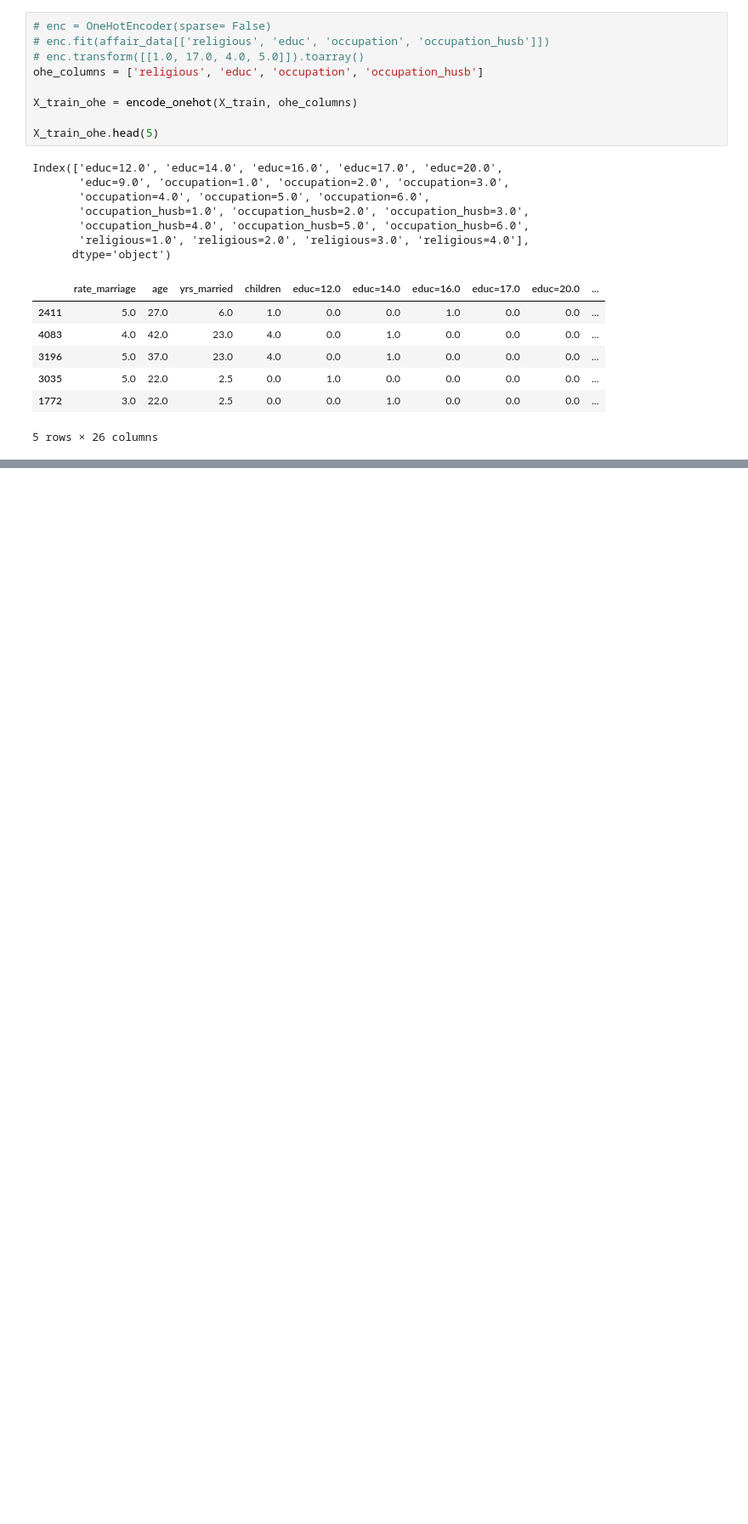
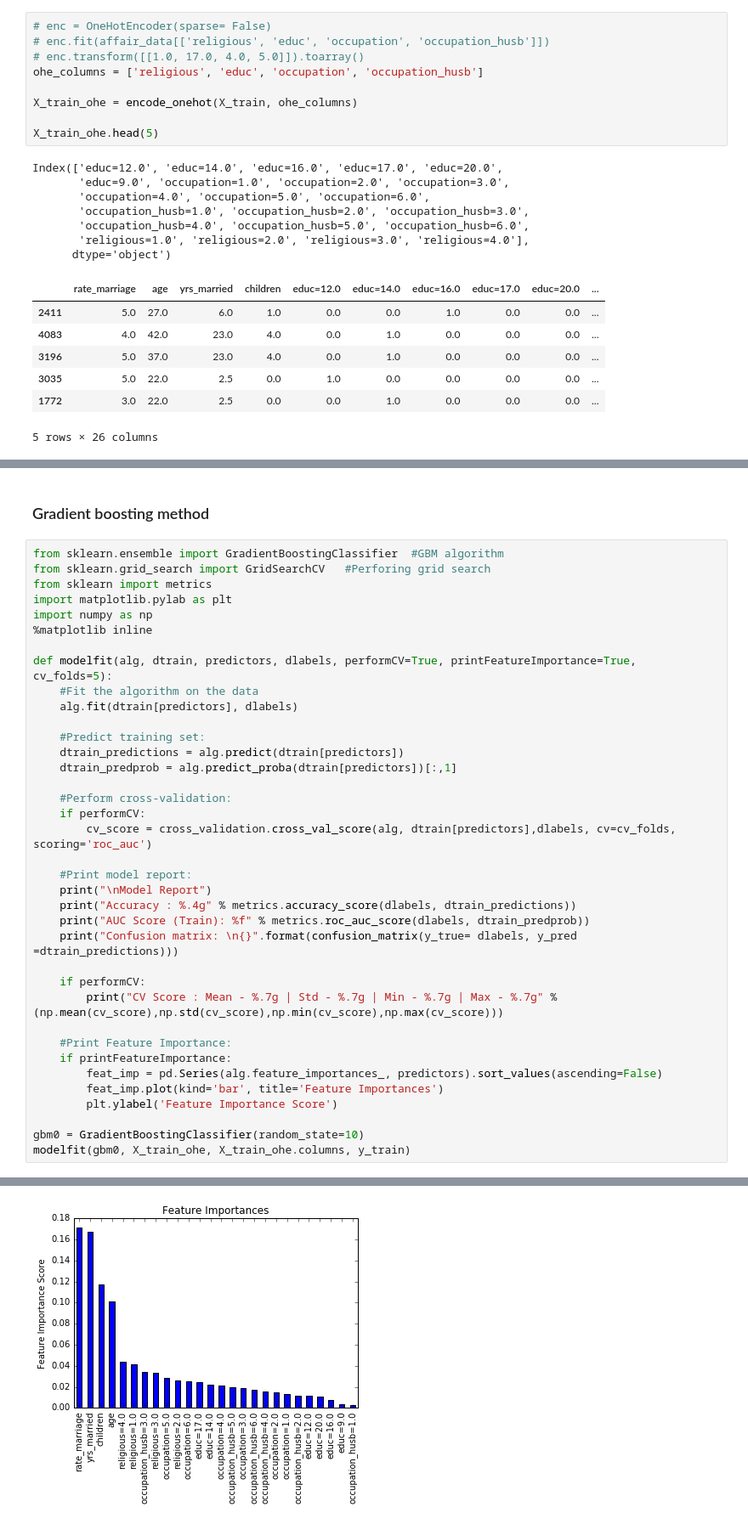
Before and after one commit to Zhenxingzhang/py2ml, a Jupyter notebook: notebooks/LR_Example_Affairs_Detection.ipynb, the cells around one changed output, grey strips where cells are left out. Shown at 85% size. Saved outputs shown, nothing was run; the diff lists cells and outputs as text; blank space fills up the shorter version.

```diff
--- a/notebooks/LR_Example_Affairs_Detection.ipynb
+++ b/notebooks/LR_Example_Affairs_Detection.ipynb
@@ -97,0 +129,40 @@ scores.mean()
+# %% [markdown]
+### Gradient boosting method
+# %%
+from sklearn.ensemble import GradientBoostingClassifier  #GBM algorithm
+from sklearn.grid_search import GridSearchCV   #Perforing grid search
+from sklearn import metrics
+import matplotlib.pylab as plt
+import numpy as np
+%matplotlib inline
+
+def modelfit(alg, dtrain, predictors, dlabels, performCV=True, printFeatureImportance=True, cv_folds=5):
+    #Fit the algorithm on the data
+    alg.fit(dtrain[predictors], dlabels)
+
+    #Predict training set:
+    dtrain_predictions = alg.predict(dtrain[predictors])
+    dtrain_predprob = alg.predict_proba(dtrain[predictors])[:,1]
+
+    #Perform cross-validation:
+    if performCV:
+        cv_score = cross_validation.cross_val_score(alg, dtrain[predictors],dlabels, cv=cv_folds, scoring='roc_auc')
+
+    #Print model report:
+    print("\nModel Report")
+    print("Accuracy : %.4g" % metrics.accuracy_score(dlabels, dtrain_predictions))
+    print("AUC Score (Train): %f" % metrics.roc_auc_score(dlabels, dtrain_predprob))
+    print("Confusion matrix: \n{}".format(confusion_matrix(y_true= dlabels, y_pred =dtrain_predictions)))
+
+    if performCV:
+        print("CV Score : Mean - %.7g | Std - %.7g | Min - %.7g | Max - %.7g" % (np.mean(cv_score),np.std(cv_score),np.min(cv_score),np.max(cv_score)))
+
+    #Print Feature Importance:
+    if printFeatureImportance:
+        feat_imp = pd.Series(alg.feature_importances_, predictors).sort_values(ascending=False)
+        feat_imp.plot(kind='bar', title='Feature Importances')
+        plt.ylabel('Feature Importance Score')
+
+gbm0 = GradientBoostingClassifier(random_state=10)
+modelfit(gbm0, X_train_ohe, X_train_ohe.columns, y_train)
+# %% [output]
@@ -97,0 +176 @@ scores.mean()
+[figure, added]
```
Also changed, not shown: parts of 14 cells of this notebook, 2 other files.
